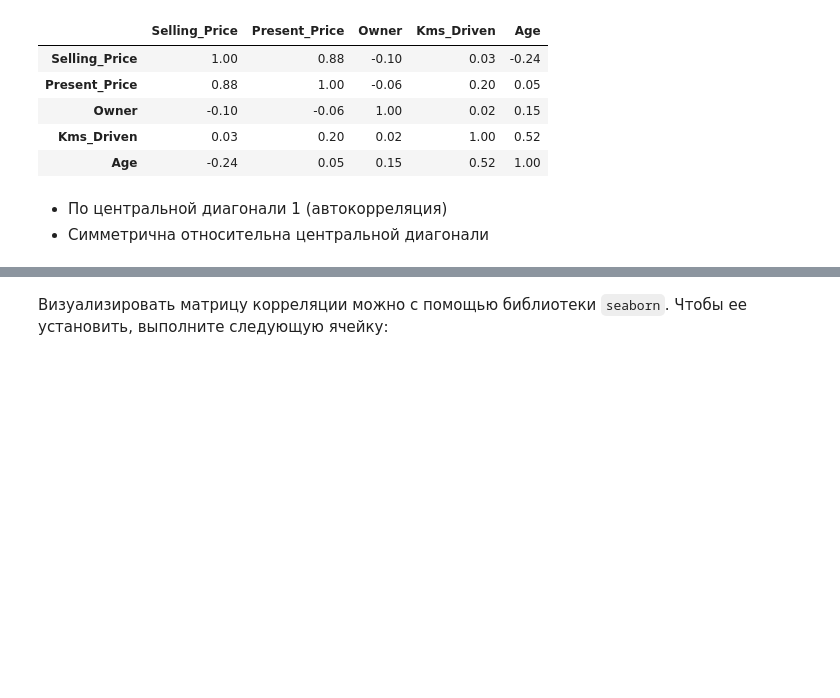
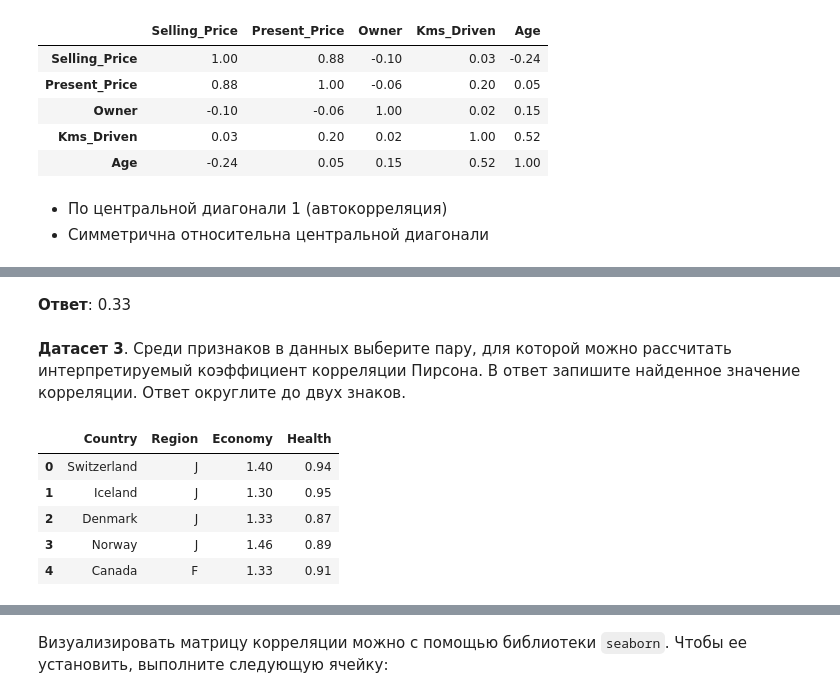
Before and after one commit to ksumarshmallow/Data-Analysis-Design-24, a Jupyter notebook: Seminars/Sem7/Sem7.ipynb, the cells around one changed output, grey strips where cells are left out. Cells and saved outputs as stored; diff of their text form; code cells hidden in the pictures; blank space fills up the shorter version.

```diff
--- a/Seminars/Sem7/Sem7.ipynb
+++ b/Seminars/Sem7/Sem7.ipynb
@@ -146,0 +214,14 @@ df.corr(numeric_only = True).round(2)
+# %% [markdown]
+**Ответ**: 0.33
+# %% [markdown]
+**Датасет 3**. Среди признаков в данных выберите пару, для которой можно рассчитать интерпретируемый коэффициент корреляции Пирсона. В ответ запишите найденное значение корреляции. Ответ округлите до двух знаков.
+# %%
+train_b3 = pd.read_csv('../../data/train3_b.csv')
+train_b3.head()
+# %% [output]
+|  | Country | Region | Economy | Health |
+| 0 | Switzerland | J | 1.40 | 0.94 |
+| 1 | Iceland | J | 1.30 | 0.95 |
+| 2 | Denmark | J | 1.33 | 0.87 |
+| 3 | Norway | J | 1.46 | 0.89 |
+| 4 | Canada | F | 1.33 | 0.91 |
```
Also changed, not shown: parts of 39 cells of this notebook.
